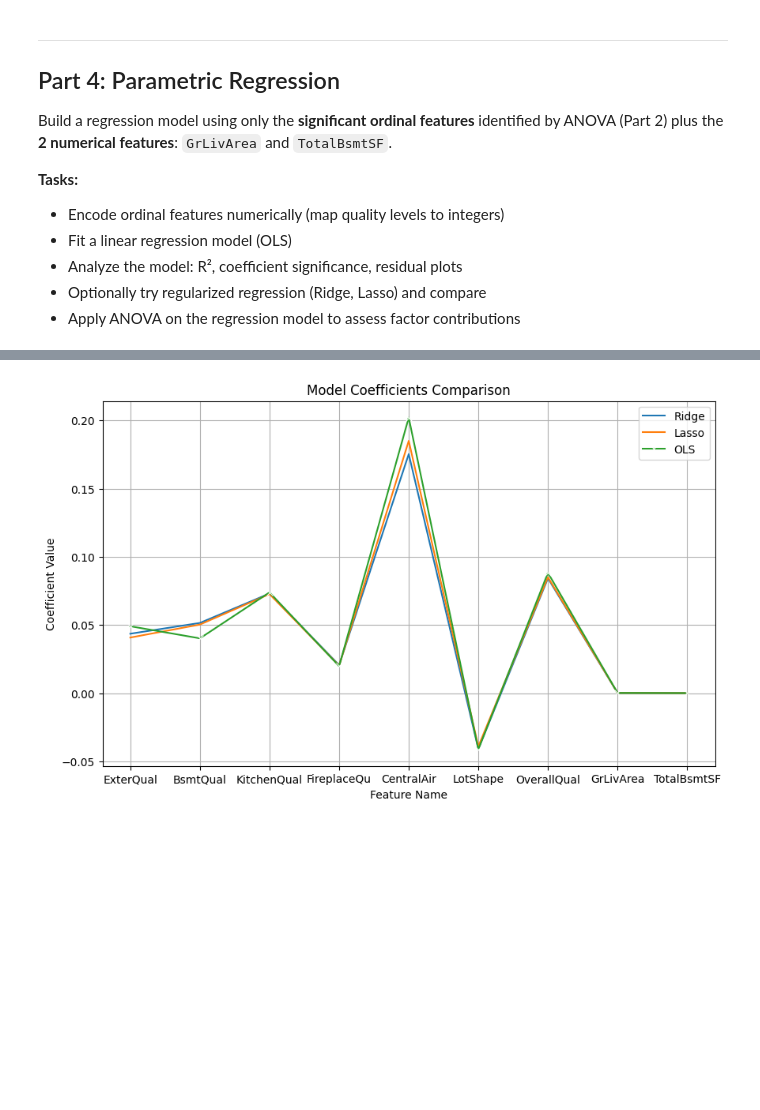
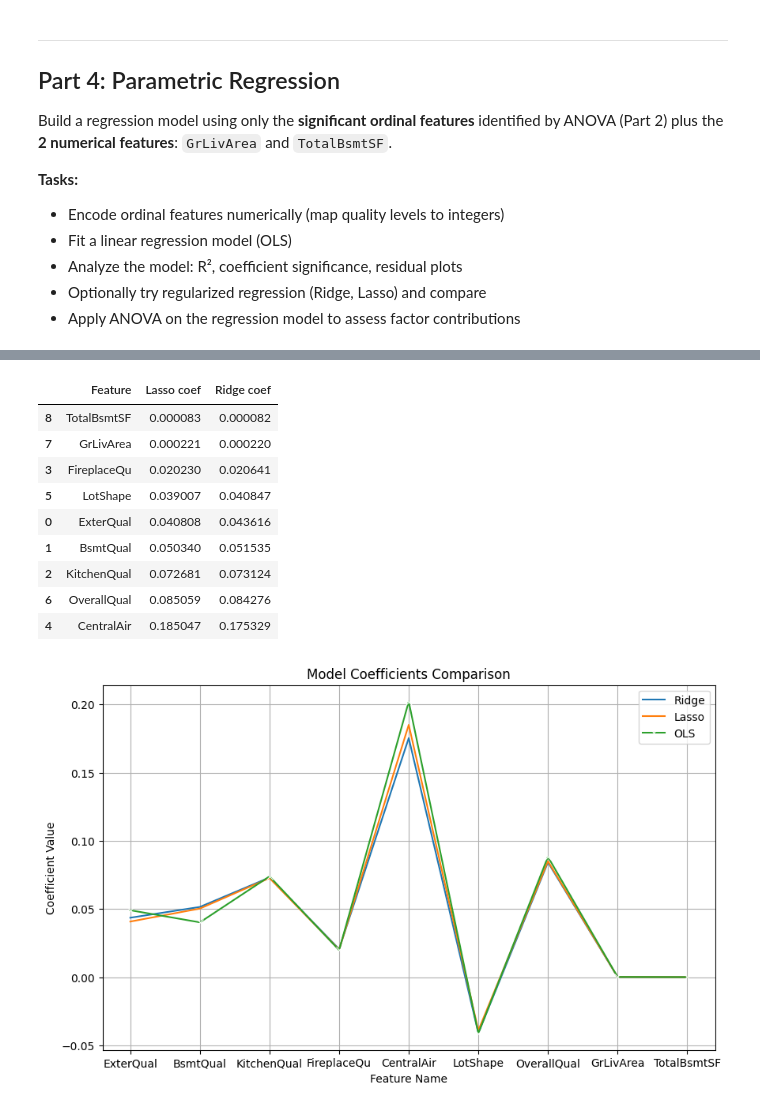
Before and after one commit to cpalescan/cstat, a Jupyter notebook: project_MAIN.ipynb, the cells around one changed output, grey strips where cells are left out. Drawn from its saved outputs; the diff is of its cells as text; code cells hidden in the pictures; blank space fills up the shorter version.

Commit message:
ridge and lasso coefficients table

```diff
--- a/project_MAIN.ipynb
+++ b/project_MAIN.ipynb
@@ -1236,6 +1236,25 @@ Residual     42.867011  1450.0         NaN           NaN
 Classical OLS (X_test) - RMSE: 0.1694 | R²: 0.8463
 RIDGE                      - RMSE: 0.1730 | R²: 0.8396
 LASSO                      - RMSE: 0.1729 | R²: 0.8398
+# %%
+feature_coef_df = pd.DataFrame({
+    'Feature': X_train.columns,
+    'Lasso coef': np.abs(lasso.coef_),
+    'Ridge coef' : np.abs(ridge.coef_)
+}).sort_values(by='Lasso coef', ascending=True)
+
+feature_coef_df
+# %% [output]
+|  | Feature | Lasso coef | Ridge coef |
+| 8 | TotalBsmtSF | 0.000083 | 0.000082 |
+| 7 | GrLivArea | 0.000221 | 0.000220 |
+| 3 | FireplaceQu | 0.020230 | 0.020641 |
+| 5 | LotShape | 0.039007 | 0.040847 |
+| 0 | ExterQual | 0.040808 | 0.043616 |
+| 1 | BsmtQual | 0.050340 | 0.051535 |
+| 2 | KitchenQual | 0.072681 | 0.073124 |
+| 6 | OverallQual | 0.085059 | 0.084276 |
+| 4 | CentralAir | 0.185047 | 0.175329 |
 # %%
 ols_coefs = [ols_model.params.get(col, 0) for col in X.columns]
 coeffs_df = pd.DataFrame({
```
Also changed, not shown: parts of 5 cells of this notebook.
